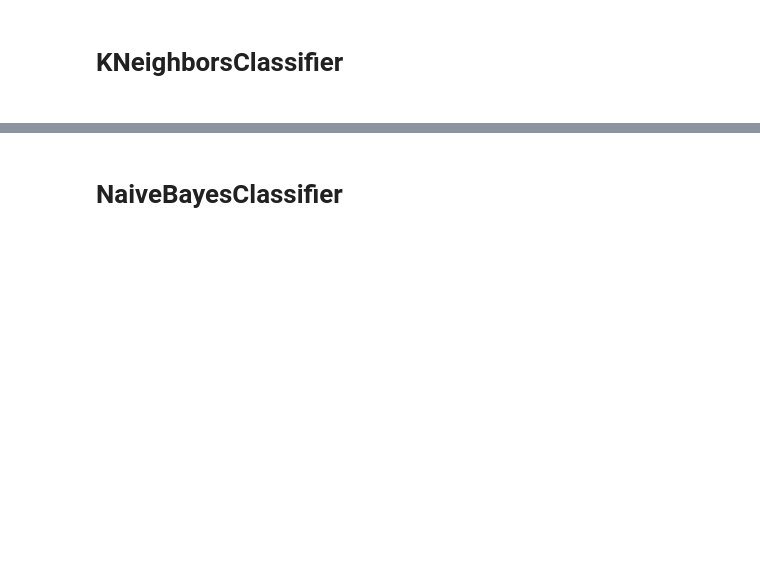
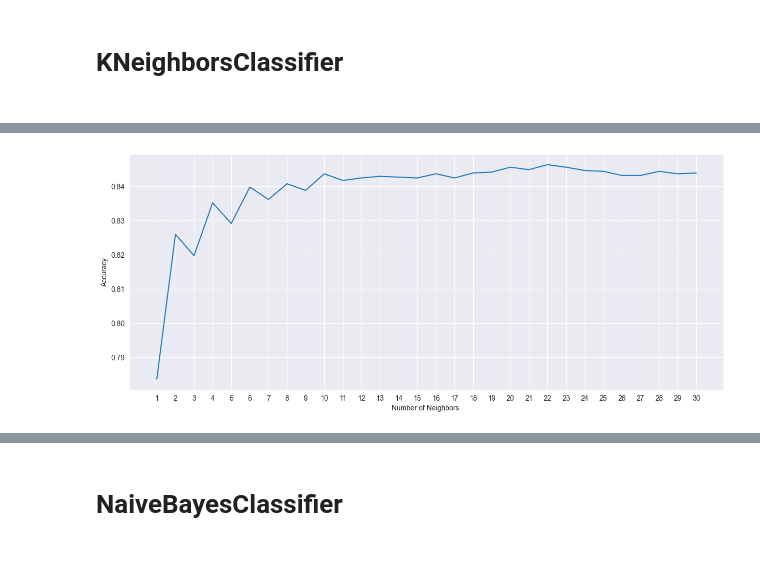
Before and after one commit to Konsti-Boegel/anwendungsfelderBusinessAnalytics, a Jupyter notebook: Case_Mailing.ipynb, the cells around one changed output, grey strips where cells are left out. Drawn from its saved outputs; the diff is of its cells as text; code cells hidden in the pictures; blank space fills up the shorter version.

```diff
--- a/Case_Mailing.ipynb
+++ b/Case_Mailing.ipynb
@@ -592,0 +633,3 @@ Fitting 3 folds for each of 60 candidates, totalling 180 fits
+# %%
+X_train_transformed = bestfeatures_classif.transform(X_train)
+X_test_transformed = bestfeatures_classif.transform(X_test_1)
@@ -592,0 +638,3 @@ Fitting 3 folds for each of 60 candidates, totalling 180 fits
+# %%
+X_train = preprocessing.StandardScaler().fit(X_train_transformed).transform(X_train_transformed.astype(float))
+X_test = preprocessing.StandardScaler().fit(X_test_transformed).transform(X_test_transformed.astype(float))
@@ -592,0 +657,20 @@ Fitting 3 folds for each of 60 candidates, totalling 180 fits
+# %%
+# calculating the accuracy of models with different values of k
+mean_acc = np.zeros(30)
+mean_score = np.zeros(30)
+for i in range(1,31):
+    #Train Model and Predict
+    knn = KNeighborsClassifier(n_neighbors = i).fit(X_train,y_train)
+    ypredicted = knn.predict(X_test)
+    mean_acc[i-1] = metrics.accuracy_score(y_test_1, ypredicted)
+    mean_score[i-1] = get_result_score(y_test_1, ypredicted)
+# %%
+loc = np.arange(1,31,step=1.0)
+plt.figure(figsize = (15, 6))
+plt.plot(range(1,31), mean_acc)
+plt.xticks(loc)
+plt.xlabel('Number of Neighbors ')
+plt.ylabel('Accuracy')
+plt.show()
+# %% [output]
+[figure, added]
```
Also changed, not shown: parts of 14 cells of this notebook.
